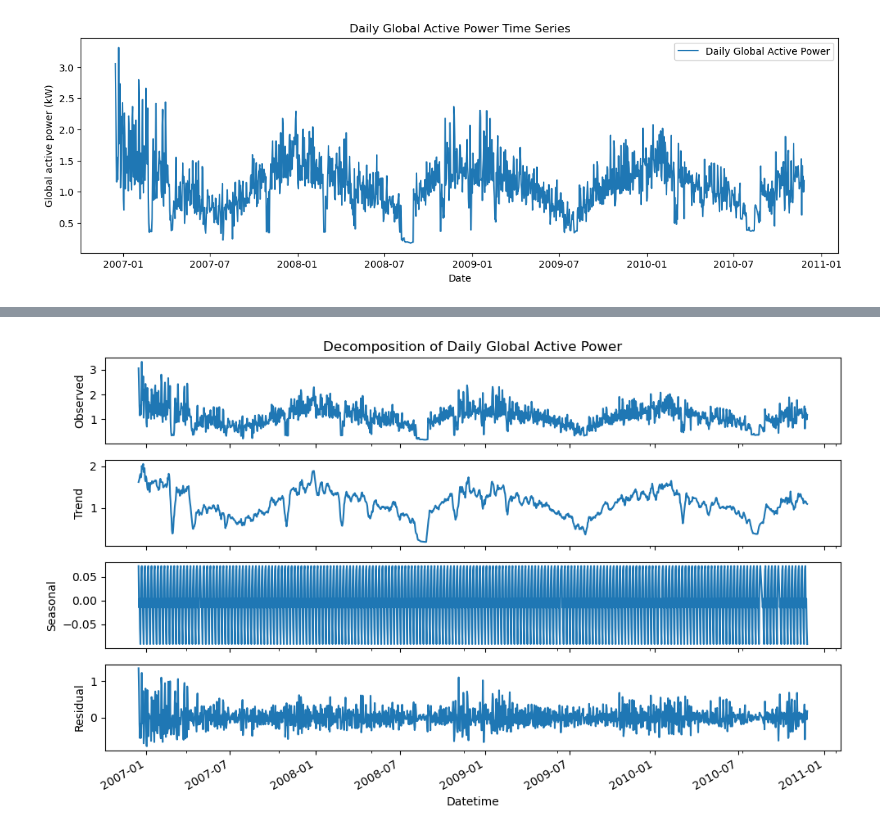
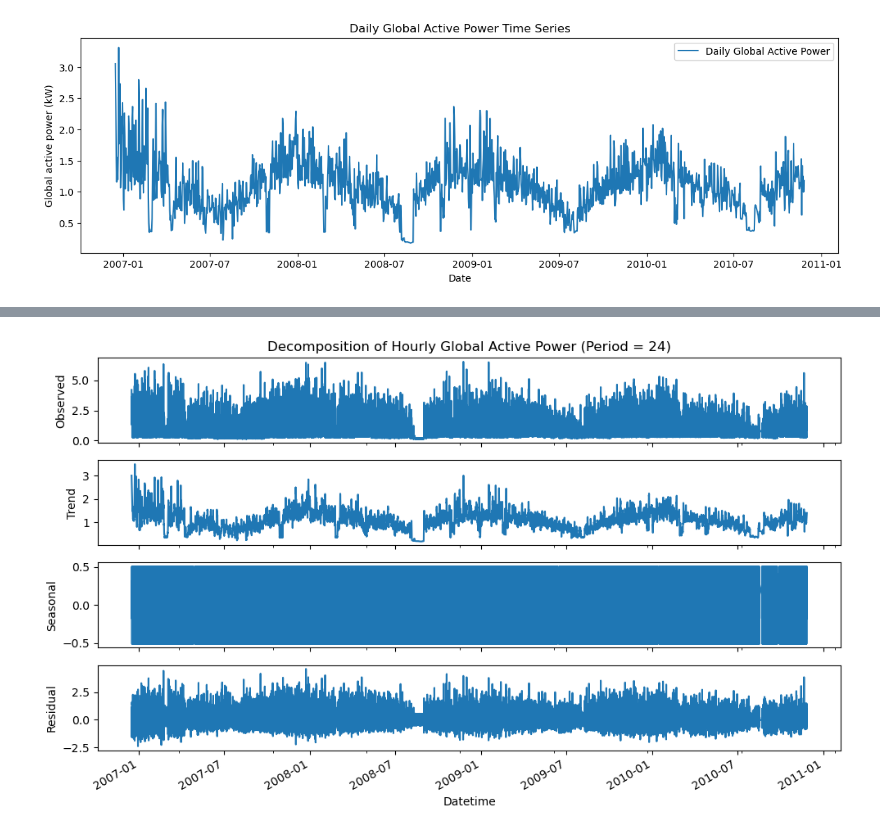
Before and after one commit to JingC5/DS4420_Final_Project, a Jupyter notebook: time_series.ipynb, the cells around one changed output, grey strips where cells are left out. Cells and saved outputs as stored; diff of their text form; code cells hidden in the pictures.

```diff
--- a/time_series.ipynb
+++ b/time_series.ipynb
@@ -79,27 +111,27 @@ plt.show()
 # %%
 from statsmodels.tsa.seasonal import seasonal_decompose
+#hourly compostion
+#24 period for daily pattern
+decomp_h = seasonal_decompose(tsh, period=24, model='additive', extrapolate_trend='freq')
 
-#daily compostion
-#7 period for weekly pattern
-decomp_d = seasonal_decompose(tsd, period=7, model='additive', extrapolate_trend='freq')
 fig, ax = plt.subplots(ncols=1, nrows=4, sharex=True, figsize=(10, 6))
 
-ax[0].set_title('Decomposition of Daily Global Active Power')
-decomp_d.observed.plot(ax=ax[0], legend=False)
+ax[0].set_title('Decomposition of Hourly Global Active Power (Period = 24)')
+decomp_h.observed.plot(ax=ax[0], legend=False)
 ax[0].set_ylabel('Observed')
 
-decomp_d.trend.plot(ax=ax[1], legend=False)
+decomp_h.trend.plot(ax=ax[1], legend=False)
 ax[1].set_ylabel('Trend')
 
-decomp_d.seasonal.plot(ax=ax[2], legend=False)
+decomp_h.seasonal.plot(ax=ax[2], legend=False)
 ax[2].set_ylabel('Seasonal')
 
-decomp_d.resid.plot(ax=ax[3], legend=False)
+decomp_h.resid.plot(ax=ax[3], legend=False)
 ax[3].set_ylabel('Residual')
 
 plt.tight_layout()
 plt.show()
 # %% [output]
-[figure, old version]
+[figure, new version]
 # %%
 #daily compostion
```
Also changed, not shown: parts of 32 cells of this notebook.
